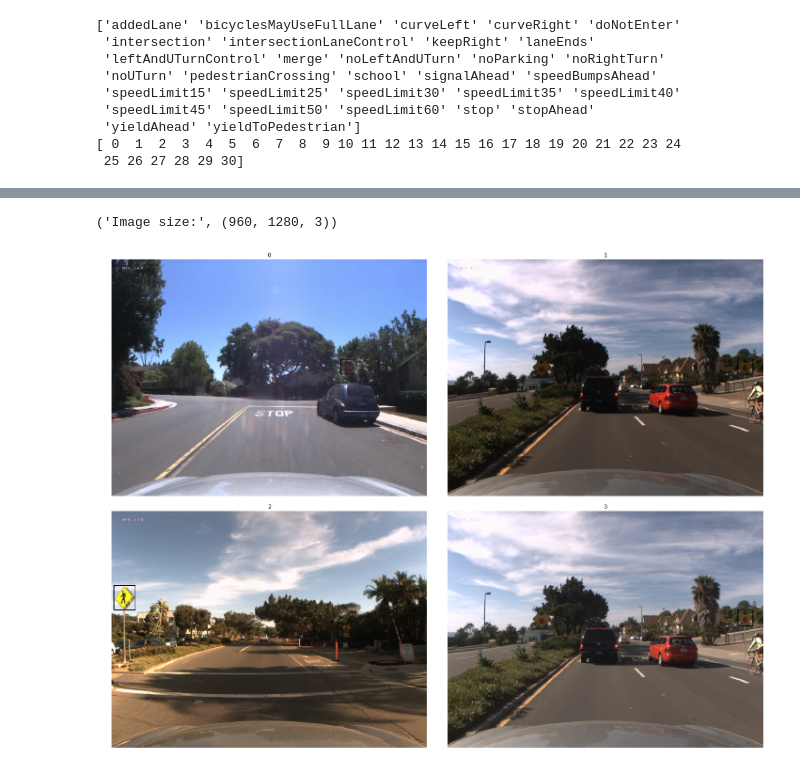
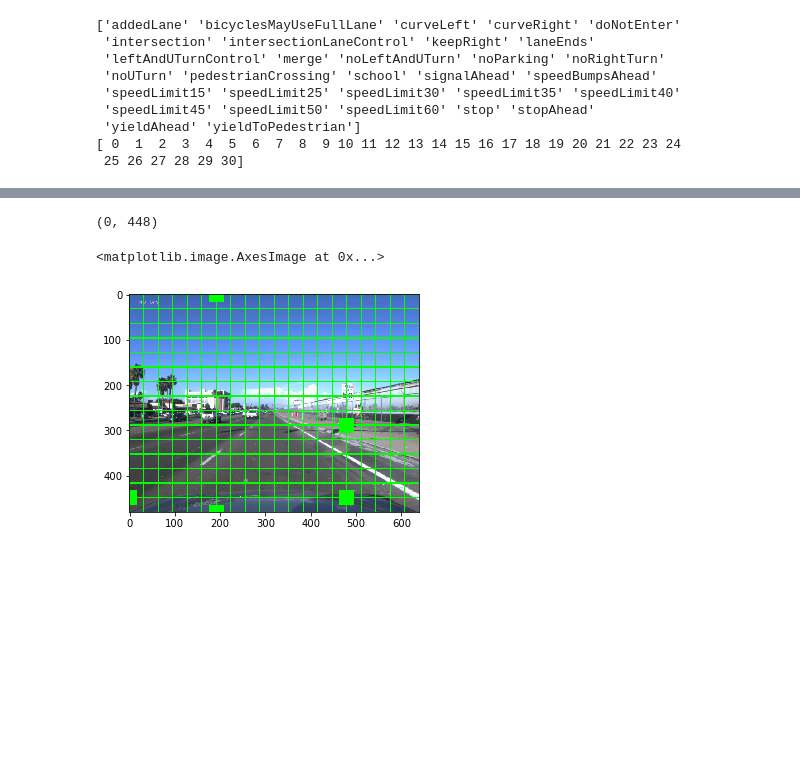
Before and after one commit to datlife/yolov2, a Jupyter notebook: Test_generator.ipynb, the cells around one changed output, grey strips where cells are left out. Cells and saved outputs as stored; diff of their text form; code cells hidden in the pictures; blank space fills up the shorter version.

```diff
--- a/Test_generator.ipynb
+++ b/Test_generator.ipynb
@@ -198,3 +92,19 @@ print(a[0:4])
+# %%
+# Test if it is in correct cell, this case, traffic sign is located in cell r=6, c=17
+a = labels[0][labels[0] > 0.]
+
+center = (height - 15*shrink_factor, width - 6*shrink_factor)
+print(center)
+p1 = (center[0] - 16, center[1] - 16)
+p2 = (center[0] + 16, center[1] + 16)
+
+result = cv2.rectangle(img, p1, p2, (0, 1, 0), thickness=cv2.FILLED)
+
+plt.imshow(result)
+# %% [output]
+(0, 448)
+<matplotlib.image.AxesImage at 0x...>
+[figure, added]
 # %%
 from utils.image_handler import draw_boxes
 from utils.box import Box
@@ -210,18 +120,17 @@ print("Image size:", images[0].shape)
 i        = 0
 for r in range(row):
     for c in range(col):
-        tmp = labels[i][labels[i]>0]
-        if len(tmp[tmp > 0][0:4]) == 0 :
+        tmp = labels[i][labels[i] > 0.]
+        if len(tmp[0:4]) == 0 :
             bbox = Box(0,0,0,0)
         else:
             xc, yc, w ,h = tmp[tmp > 0][0:4]
             bbox = Box(xc, yc, w ,h)
+            print(bbox)
         bbox.to_abs_size((width, height))
         opencv_box = bbox.to_opencv_format()
+        print(opencv_box)
         a[r, c].axis('off')
         a[r, c].imshow(draw_boxes(images[i], opencv_box, color=(255, 255, 255), thickness=2))
         a[r, c].set_title(str(i))
         i +=1
-# %% [output]
-('Image size:', (960, 1280, 3))
-[figure, removed]
```
Also changed, not shown: parts of 7 cells of this notebook, 6 other files.
